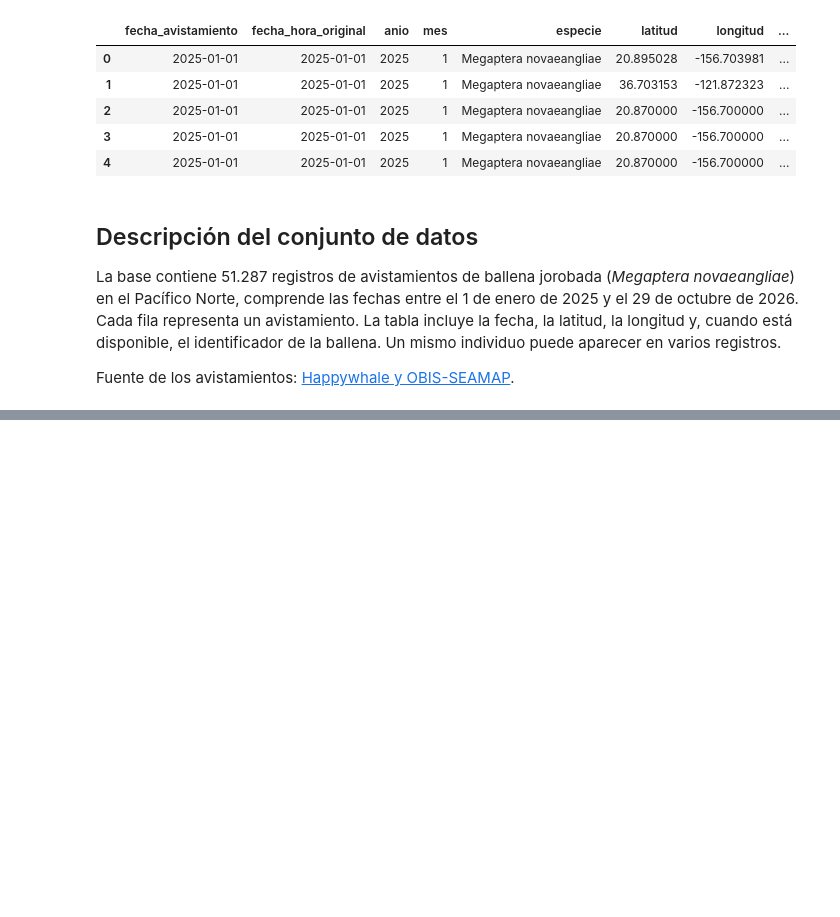
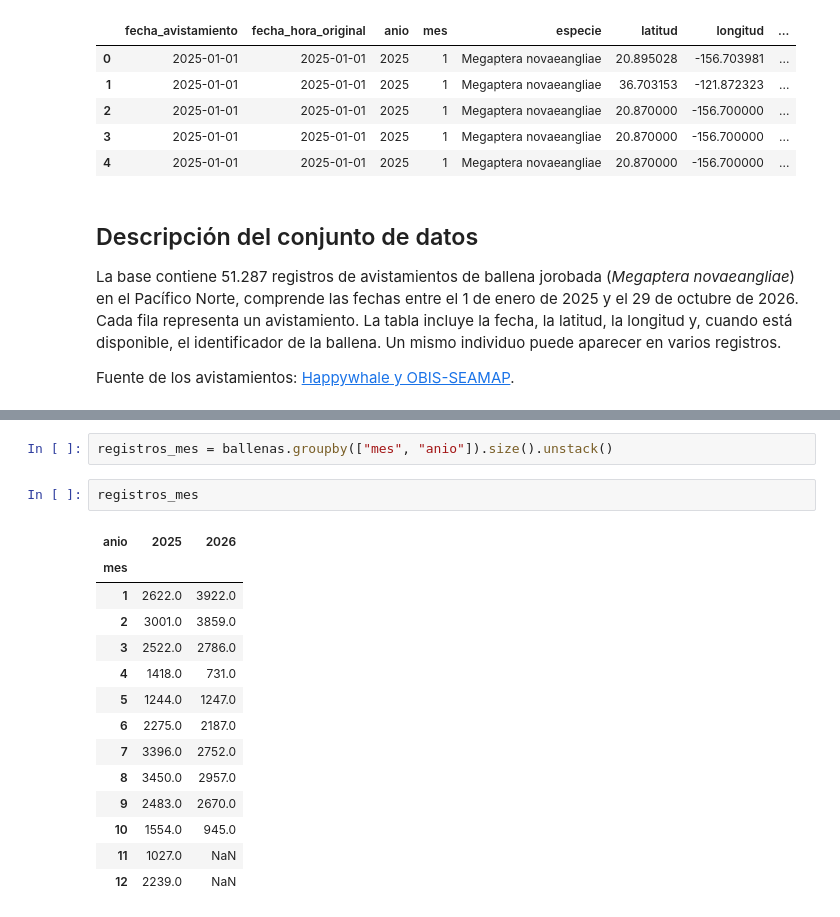
Before and after one commit to Intercoonecta/avistamiento-de-ballena-jorbada, a Jupyter notebook: actividad 1_ ballena jorobada.ipynb, the cells around one changed output, grey strips where cells are left out. Cells and saved outputs as stored; diff of their text form; blank space fills up the shorter version.

```diff
--- a/actividad 1_ ballena jorobada.ipynb
+++ b/actividad 1_ ballena jorobada.ipynb
@@ -23,0 +43,19 @@ Fuente de los avistamientos: [Happywhale y OBIS-SEAMAP](https://doi.org/10.82144
+# %%
+registros_mes = ballenas.groupby(["mes", "anio"]).size().unstack()
+# %%
+registros_mes
+# %% [output]
+| anio | 2025 | 2026 |
+| mes |  |  |
+| 1 | 2622.0 | 3922.0 |
+| 2 | 3001.0 | 3859.0 |
+| 3 | 2522.0 | 2786.0 |
+| 4 | 1418.0 | 731.0 |
+| 5 | 1244.0 | 1247.0 |
+| 6 | 2275.0 | 2187.0 |
+| 7 | 3396.0 | 2752.0 |
+| 8 | 3450.0 | 2957.0 |
+| 9 | 2483.0 | 2670.0 |
+| 10 | 1554.0 | 945.0 |
+| 11 | 1027.0 | NaN |
+| 12 | 2239.0 | NaN |
```
Also changed, not shown: parts of 10 cells of this notebook.
